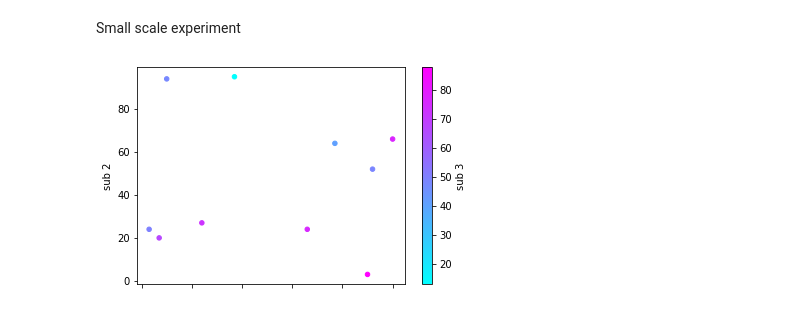
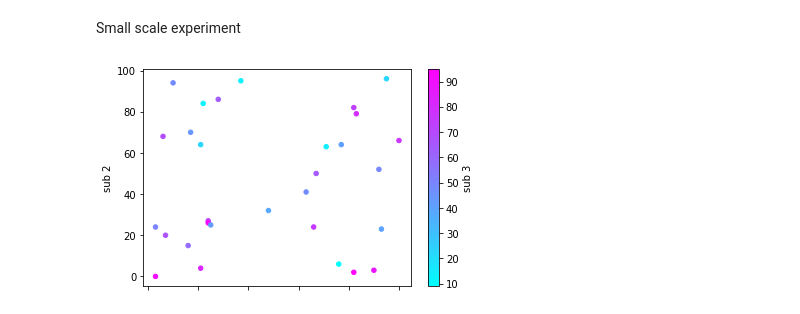
Before and after one commit to andika-eka/Kd-tree-query, a Jupyter notebook: KdTreeRawImplentation.ipynb, the cells around one changed output. Saved outputs shown, nothing was run; the diff lists cells and outputs as text; code cells hidden in the pictures.

```diff
--- a/KdTreeRawImplentation.ipynb
+++ b/KdTreeRawImplentation.ipynb
@@ -102,11 +103,11 @@ printTree(theTree)
 # %% [markdown]
 Small scale experiment
 # %%
-small2D = df.iloc[:10, :4]
+small2D = df.iloc[:30, :4]
 
 small2D.plot(kind = 'scatter', x = 'sub 1', y = 'sub 2', c='sub 3', colormap ="cool" )
 
 plt.show()
 print(small2D)
 # %% [output]
-[figure, old version]
+[figure, new version]
```
Also changed, not shown: parts of 6 cells of this notebook.
